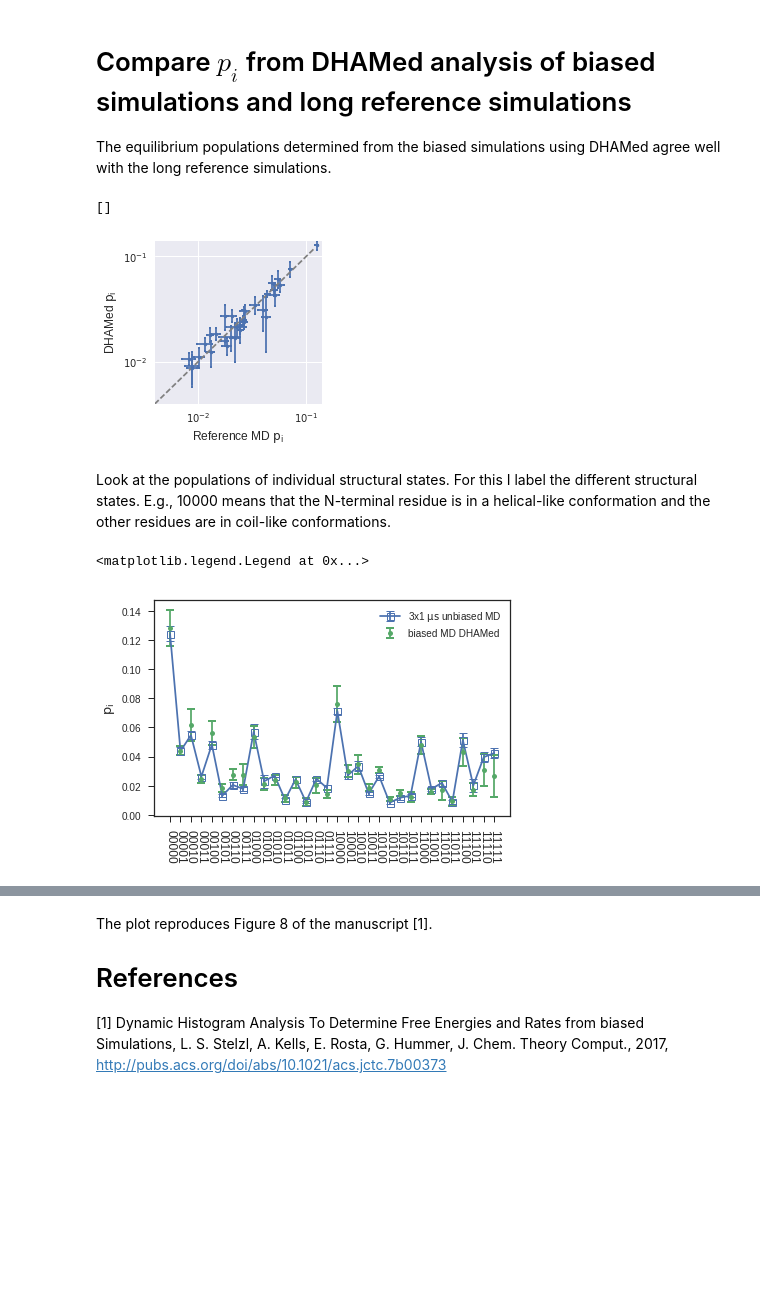
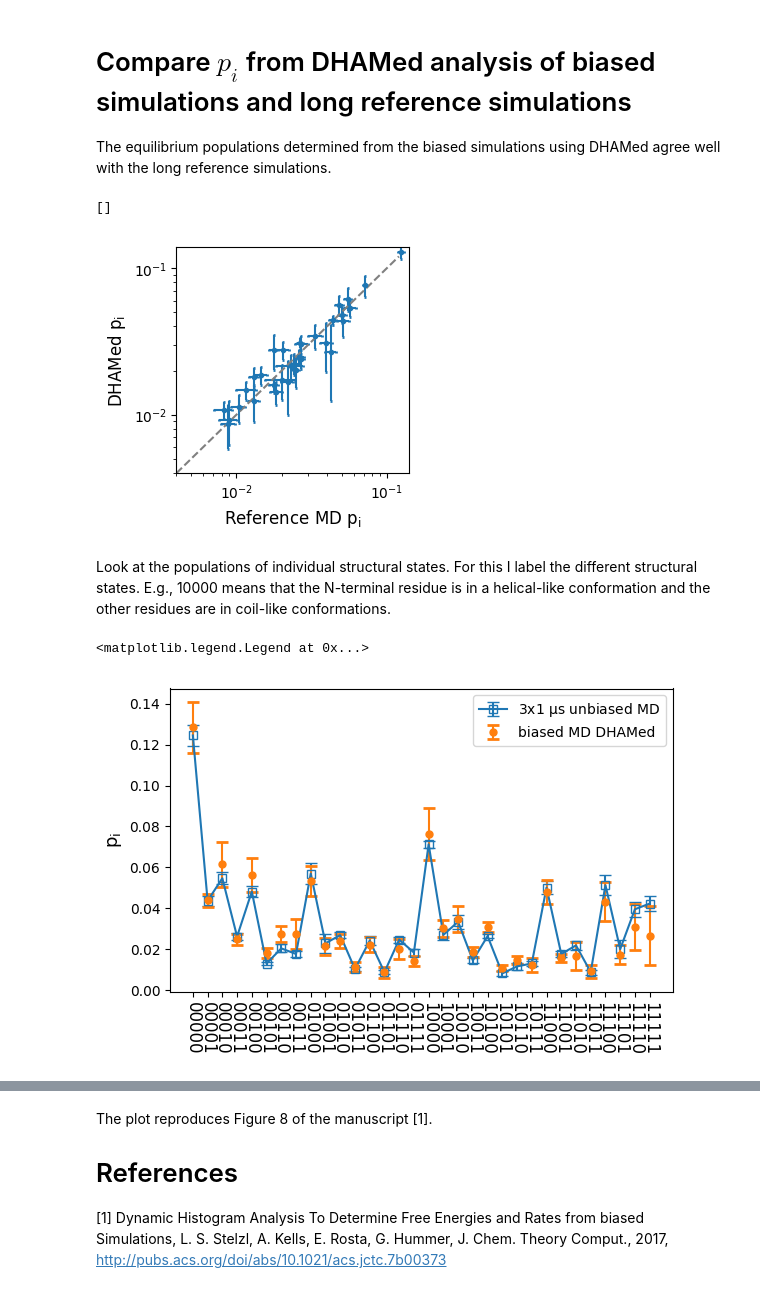
Before and after one commit to bio-phys/PyDHAMed, a Jupyter notebook: pydhamed/ala5/ala5_2ff_1.ipynb, the cells around one changed output, grey strips where cells are left out. Saved outputs shown, nothing was run; the diff lists cells and outputs as text; code cells hidden in the pictures; blank space fills up the shorter version.

```diff
--- a/pydhamed/ala5/ala5_2ff_1.ipynb
+++ b/pydhamed/ala5/ala5_2ff_1.ipynb
@@ -85,7 +86,7 @@ md_p = pop_from_tba_eq_traj(md_tba)
 The equilibrium populations determined from the biased simulations using DHAMed agree well with the long reference simulations.
 # %%
 fig, ax = plt.subplots(figsize=(3,3))
-sns.set_style('ticks')
+#sns.set_style('ticks')
 plt.errorbar(md_p, p_ar[-1,:], yerr=dh_err, xerr=md_err, fmt=".",
             capsize=1, capthick=2)
 plt.plot([0.004,0.12], [0.004,0.12], "--", c='grey')
@@ -96,7 +97,7 @@ plt.xlabel("Reference MD $\mathrm{p_i}$", fontsize=12)
 plt.loglog()
 # %% [output]
 []
-[figure, old version]
+[figure, new version]
 # %% [markdown]
 Look at the populations of individual structural states. For this I label the different structural states. E.g., 10000 means that the N-terminal residue is in a helical-like conformation and the other residues are in coil-like conformations.
 # %%
@@ -139,22 +140,26 @@ str_label = [ "{}{}{}{}{}".format(*row)  for row in states_ordered]
 xl = np.array([int(s, 2) for s in str_label])
 # %%
 st_i = np.arange(1,33)
+try:
+    sns.set_style("ticks")
+except:
+    pass
 
 plt.errorbar(st_i, md_p, yerr=md_err, capsize=4, capthick=2, label=r"3x1 $\mathrm{\mu s}$ unbiased MD", fmt="s-",
             mfc="None", mew=1)
 plt.errorbar(st_i, p_ar[-1,:], yerr=dh_err, capsize=4, capthick=2, label="biased MD DHAMed", fmt="o", ms=5)
 plt.ylabel(r"$\mathrm{p_i}$", fontsize=13)
 #plt.xlabel("State", fontsize=13)
 
 plt.xticks(xl+1, str_label, rotation=-90, fontsize=12);
 ax.tick_params(axis='both', which='both', top=True, right=True)
 
 plt.tight_layout()
 
 plt.legend()
 # %% [output]
 <matplotlib.legend.Legend at 0x...>
-[figure, old version]
+[figure, new version]
 # %%
 # use Seaborn color scheme. I don't load the Seaborn module so as not to introduce an extra dependency.
 cl = np.array([[2.980392156862745057e-01, 4.470588235294117863e-01, 6.901960784313725394e-01],
```
Also changed, not shown: parts of 4 cells of this notebook, 1 other file.
